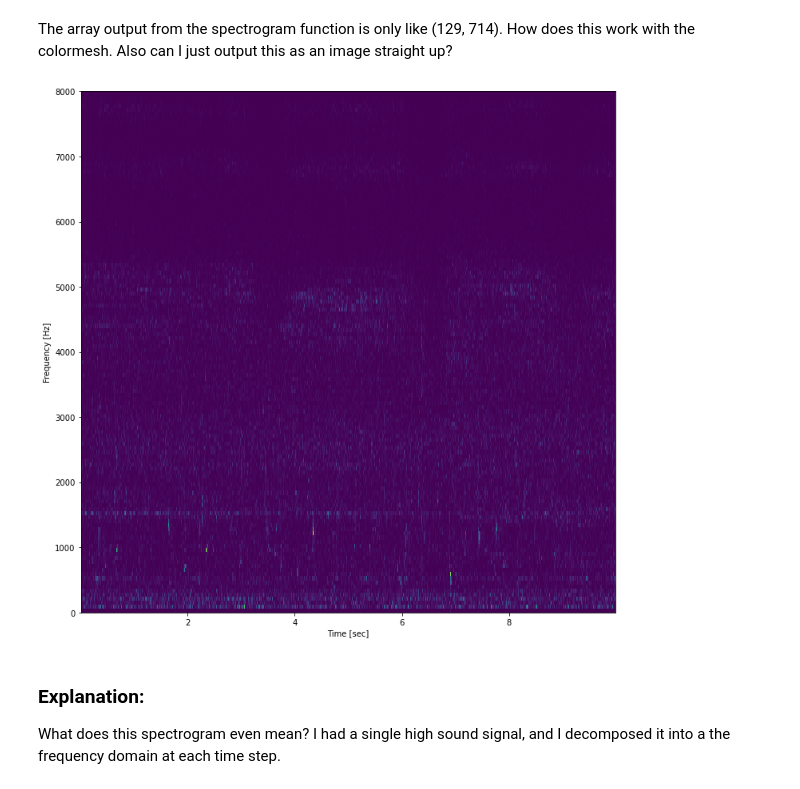
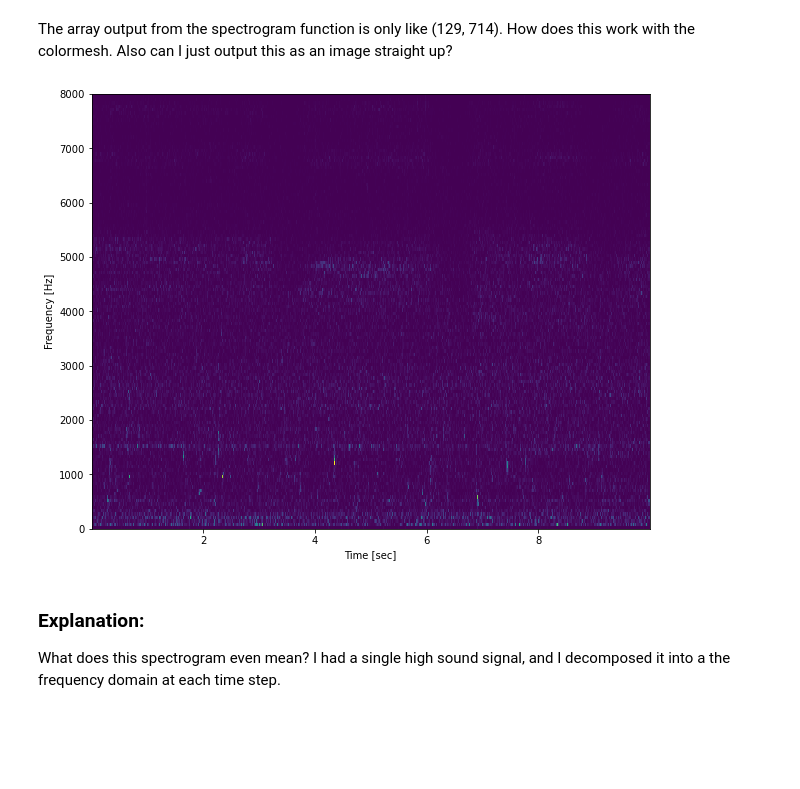
Before and after one commit to PeterFriedrich/machine-sound-prediction, a Jupyter notebook: pre-processing-single-file.ipynb, the cells around one changed output. Saved outputs shown, nothing was run; the diff lists cells and outputs as text; code cells hidden in the pictures; blank space fills up the shorter version.

```diff
--- a/pre-processing-single-file.ipynb
+++ b/pre-processing-single-file.ipynb
@@ -106,13 +129,13 @@ The array output from the spectrogram function is only like (129, 714).  How doe
 Also can I just output this as an image straight up?
 # %%
 freqs, time_segs, spectro_array = signal.spectrogram(data[:, 0], samplerate)
-plt.figure(figsize=(12, 12))
+plt.figure(figsize=(10, 8))
 plt.pcolormesh(time_segs, freqs, spectro_array)
 plt.ylabel('Frequency [Hz]')
 plt.xlabel('Time [sec]')
 plt.show()
 # %% [output]
-[figure, old version]
+[figure, new version]
 # %% [markdown]
 ### Explanation:
 What does this spectrogram even mean?  I had a single high sound signal, and I decomposed it into a the frequency domain at each time step.
```
Also changed, not shown: parts of 7 cells of this notebook, 1 other file.
